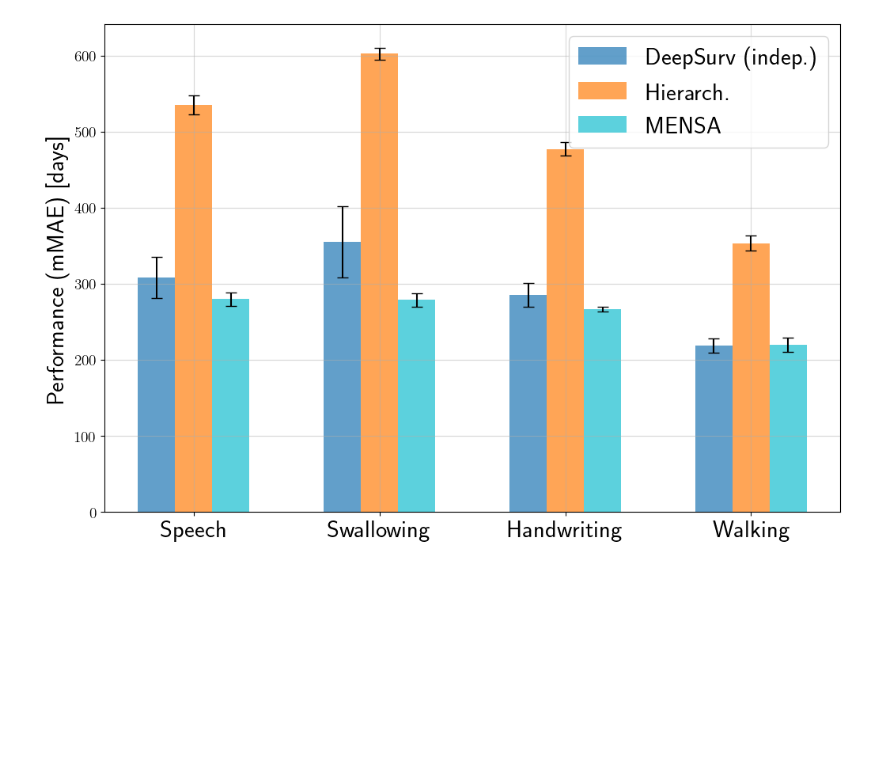
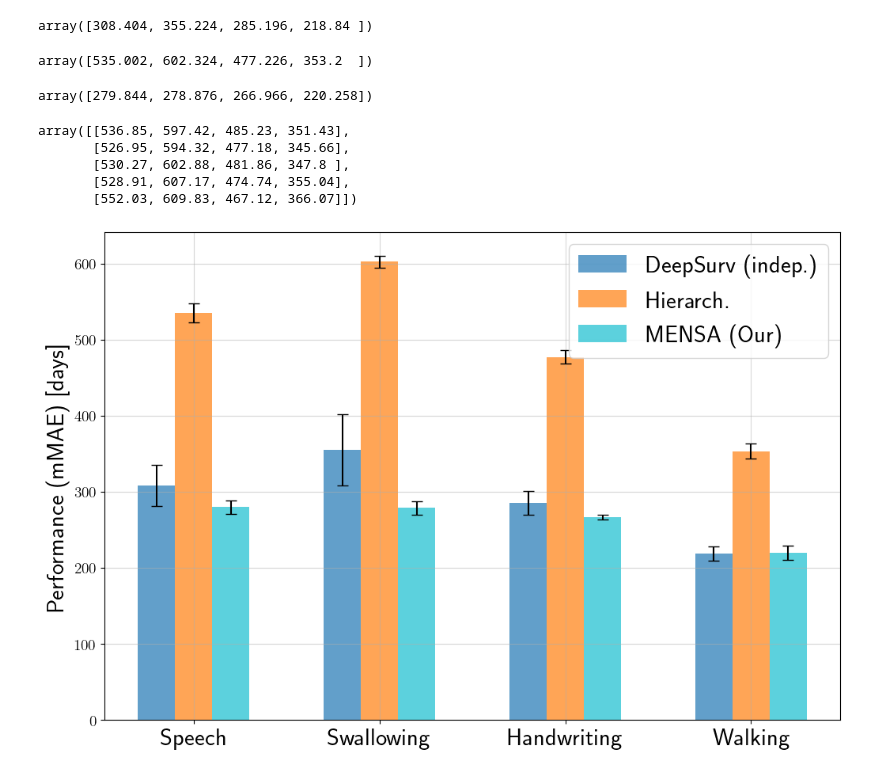
Before and after one commit to thecml/mensa, a Jupyter notebook: notebooks/bar_plots.ipynb, the cells around one changed output. Cells and saved outputs as stored; diff of their text form; code cells hidden in the pictures; blank space fills up the shorter version.

```diff
--- a/notebooks/bar_plots.ipynb
+++ b/notebooks/bar_plots.ipynb
@@ -41,6 +41,26 @@ hierarch_results_pivot_np = hierarch_results_pivot.to_numpy()
 mensa_results_pivot = mensa_results.pivot(index='Seed', columns='EvenId', values='MAEM')
 mensa_results_pivot = mensa_results_pivot[[1, 2, 3, 4]]
 mensa_results_pivot_np = mensa_results_pivot.to_numpy()
+# %%
+np.mean(deepsurv_results_pivot_np, axis=0)
+# %% [output]
+array([308.404, 355.224, 285.196, 218.84 ])
+# %%
+np.mean(hierarch_results_pivot_np, axis=0)
+# %% [output]
+array([535.002, 602.324, 477.226, 353.2  ])
+# %%
+np.mean(mensa_results_pivot_np, axis=0)
+# %% [output]
+array([279.844, 278.876, 266.966, 220.258])
+# %%
+hierarch_results_pivot_np
+# %% [output]
+array([[536.85, 597.42, 485.23, 351.43],
+       [526.95, 594.32, 477.18, 345.66],
+       [530.27, 602.88, 481.86, 347.8 ],
+       [528.91, 607.17, 474.74, 355.04],
+       [552.03, 609.83, 467.12, 366.07]])
 # %%
 from scipy import stats
 
@@ -65,32 +85,32 @@ conf_intervals_C2 = pivot_C2.apply(lambda x: stats.sem(x) * stats.t.ppf((1 + 0.9
 plt.figure(figsize=(12, 8))
 
 # Width of bars
 bar_width = 0.2
 
 # Positions of bars on x-axis
 r1 = np.arange(len(means_C0))
 r2 = [x + bar_width for x in r1]
 r3 = [x + bar_width for x in r2]
 
 # Create bars
 plt.bar(r1, means_C0, width=bar_width, color='C0', yerr=conf_intervals_C0, capsize=5,
         align='center', alpha=0.7, label='DeepSurv (indep.)')
 plt.bar(r2, means_C1, width=bar_width, color='C1', yerr=conf_intervals_C1, capsize=5,
         align='center', alpha=0.7, label='Hierarch.')
 plt.bar(r3, means_C2, width=bar_width, color='C9', yerr=conf_intervals_C2, capsize=5,
-        align='center', alpha=0.7, label='MENSA')
+        align='center', alpha=0.7, label='MENSA (Our)')
 
 # Add labels and title
 plt.ylabel('Performance (mMAE) [days]', fontsize=22)
 plt.xticks([r + bar_width for r in range(len(means_C0))], event_labels, fontsize=22)
 
 # Add legend
 plt.legend(fontsize=22)
 
 # Show the plot
 plt.grid(True, alpha=0.5)
 
 # Save the entire figure as a single PDF file
 plt.savefig(f"{cfg.RESULTS_DIR}/als_performance.pdf", format='pdf', bbox_inches='tight')
 # %% [output]
-[figure, old version]
+[figure, new version]
```
Also changed, not shown: 3 other files.
